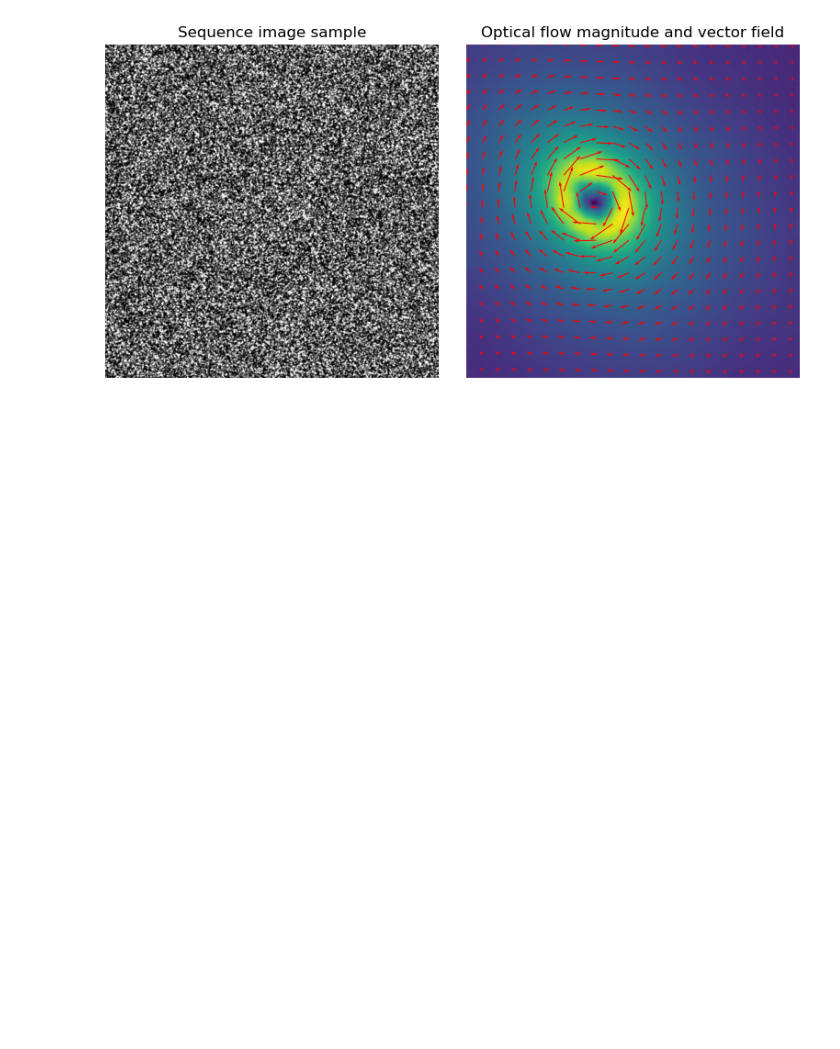
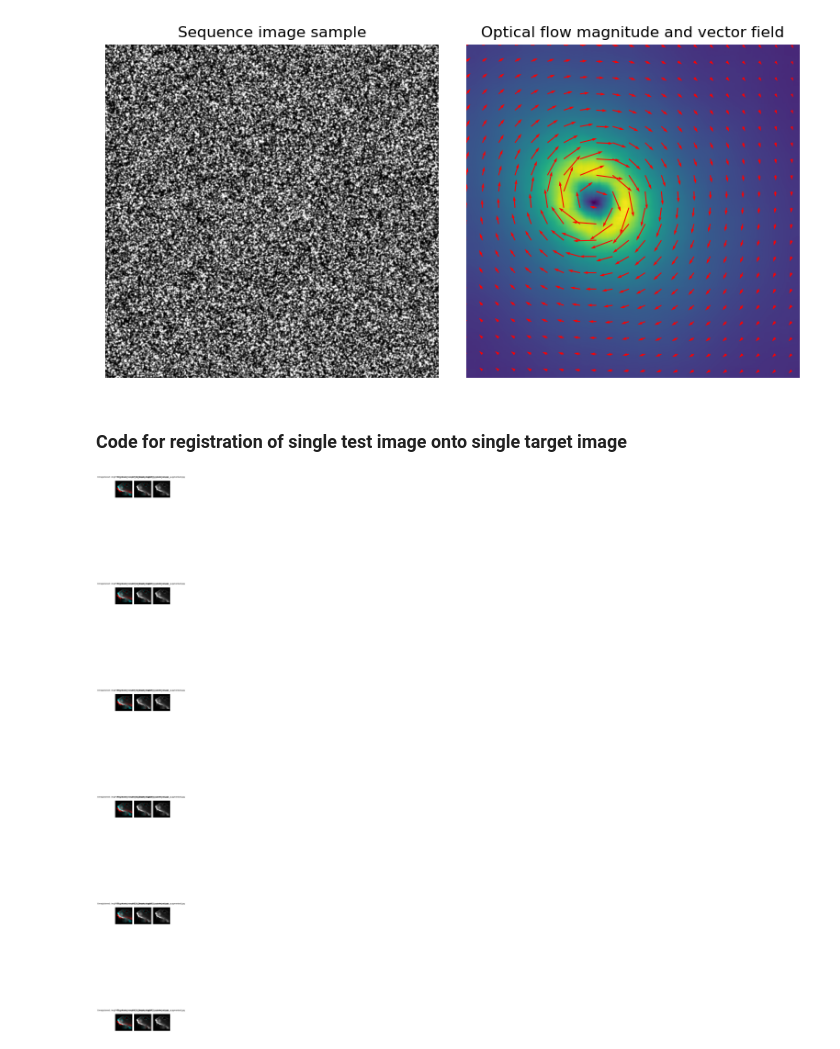
Before and after one commit to AnnaStuckert/ViT_facemap, a Jupyter notebook: ViT-pytorch/Registration/Registration.ipynb, the cells around one changed output. Saved outputs shown, nothing was run; the diff lists cells and outputs as text; code cells hidden in the pictures; blank space fills up the shorter version.

Commit message:
Loops over multiple images in a folder and registers them to target image, seperately, and plot it

```diff
--- a/ViT-pytorch/Registration/Registration.ipynb
+++ b/ViT-pytorch/Registration/Registration.ipynb
@@ -100,3 +104,68 @@ fig.tight_layout()
 plt.show()
 # %% [output]
 [figure]
+# %% [markdown]
+### Code for registration of single test image onto single target image
+# %%
+import numpy as np
+import matplotlib.pyplot as plt
+from skimage.color import rgb2gray
+from skimage.transform import warp
+from skimage.registration import optical_flow_tvl1
+from skimage import io
+import os
+
+### Code for registration of sequence of images onto single target image
+
+# --- Load the target image
+image0 = io.imread('Target_img9160_pad_rescale_augmented.jpg')
+image0 = rgb2gray(image0)
+
+# --- Path to the folder containing images
+folder_path = 'Images'
+images = os.listdir(folder_path)
+
+fig, axs = plt.subplots(len(images), 3, figsize=(5, 10 * len(images)))
+
+for i, img_name in enumerate(images):
+    image_path = os.path.join(folder_path, img_name)
+    image1 = io.imread(image_path)
+    image1 = rgb2gray(image1)
+
+    # --- Compute the optical flow
+    v, u = optical_flow_tvl1(image0, image1)
+
+    # --- Use the estimated optical flow for registration
+    nr, nc = image0.shape
+    row_coords, col_coords = np.meshgrid(np.arange(nr), np.arange(nc), indexing='ij')
+    image1_warp = warp(image1, np.array([row_coords + v, col_coords + u]), mode='edge')
+
+    # build an RGB image with the unregistered sequence
+    seq_im = np.zeros((nr, nc, 3))
+    seq_im[..., 0] = image1
+    seq_im[..., 1] = image0
+    seq_im[..., 2] = image0
+
+    # build an RGB image with the registered sequence
+    reg_im = np.zeros((nr, nc, 3))
+    reg_im[..., 0] = image1_warp
+    reg_im[..., 1] = image0
+    reg_im[..., 2] = image0
+
+    # Display the images
+    axs[i, 0].imshow(seq_im)
+    axs[i, 0].set_title(f"Unregistered: {img_name}", pad=20)
+    axs[i, 0].set_axis_off()
+
+    axs[i, 1].imshow(reg_im)
+    axs[i, 1].set_title(f"Registered: {img_name}", pad=20)
+    axs[i, 1].set_axis_off()
+
+    axs[i, 2].imshow(image0, cmap='gray')
+    axs[i, 2].set_title(f"Target: {img_name}", pad=20)
+    axs[i, 2].set_axis_off()
+
+fig.tight_layout()
+plt.show()
+# %% [output]
+[figure, added]
```
Also changed, not shown: parts of 1 cell of this notebook, 6 other files.
